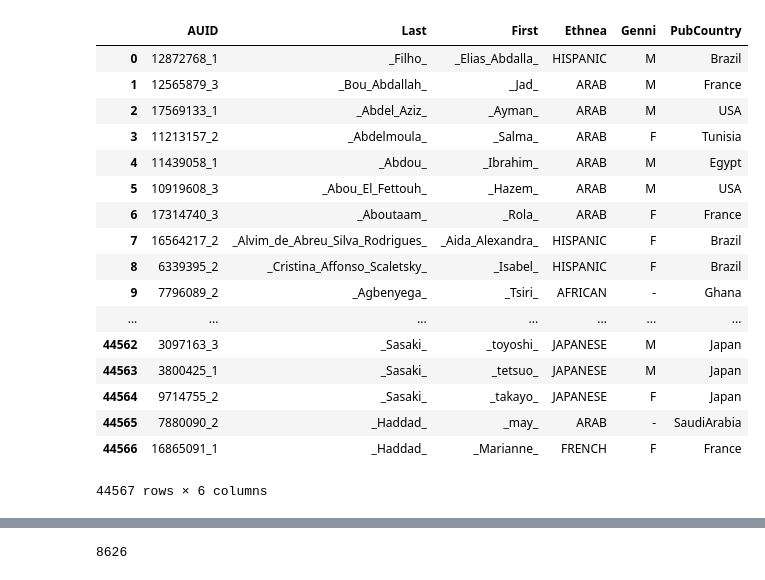
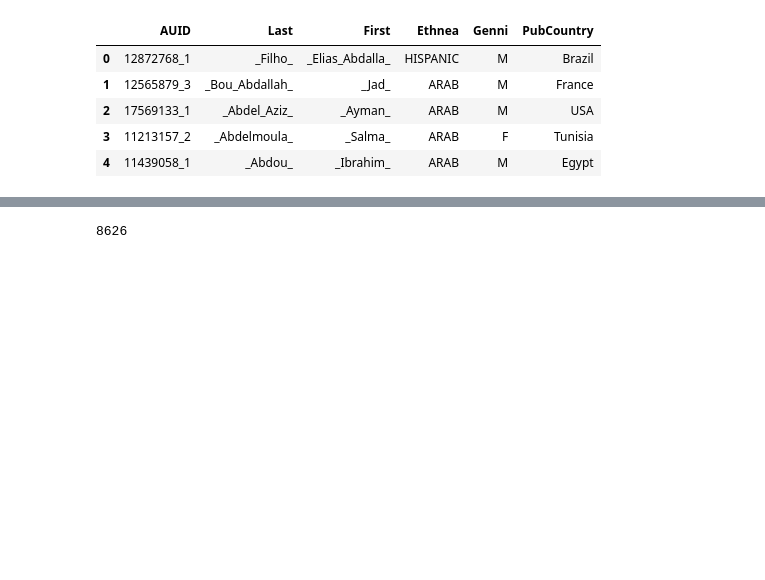
Before and after one commit to nikolausn/is592-word-embedding-dnn, a Jupyter notebook: ethnicity-dnn-experiment-week03-trigram.ipynb, the cells around one changed output, grey strips where cells are left out. Drawn from its saved outputs; the diff is of its cells as text; code cells hidden in the pictures; blank space fills up the shorter version.

```diff
--- a/ethnicity-dnn-experiment-week03-trigram.ipynb
+++ b/ethnicity-dnn-experiment-week03-trigram.ipynb
@@ -7,26 +7,14 @@ import pickle
 %matplotlib inline
 # %%
 ethnea_df = pd.read_csv('names_ethnea_genni_country_sample.csv')
-ethnea_df
+ethnea_df.head()
 # %% [output]
 |  | AUID | Last | First | Ethnea | Genni | PubCountry |
 | 0 | 12872768_1 | _Filho_ | _Elias_Abdalla_ | HISPANIC | M | Brazil |
 | 1 | 12565879_3 | _Bou_Abdallah_ | _Jad_ | ARAB | M | France |
 | 2 | 17569133_1 | _Abdel_Aziz_ | _Ayman_ | ARAB | M | USA |
 | 3 | 11213157_2 | _Abdelmoula_ | _Salma_ | ARAB | F | Tunisia |
 | 4 | 11439058_1 | _Abdou_ | _Ibrahim_ | ARAB | M | Egypt |
-| 5 | 10919608_3 | _Abou_El_Fettouh_ | _Hazem_ | ARAB | M | USA |
-| 6 | 17314740_3 | _Aboutaam_ | _Rola_ | ARAB | F | France |
-| 7 | 16564217_2 | _Alvim_de_Abreu_Silva_Rodrigues_ | _Aida_Alexandra_ | HISPANIC | F | Brazil |
-| 8 | 6339395_2 | _Cristina_Affonso_Scaletsky_ | _Isabel_ | HISPANIC | F | Brazil |
-| 9 | 7796089_2 | _Agbenyega_ | _Tsiri_ | AFRICAN | - | Ghana |
-| ... | ... | ... | ... | ... | ... | ... |
-| 44562 | 3097163_3 | _Sasaki_ | _toyoshi_ | JAPANESE | M | Japan |
-| 44563 | 3800425_1 | _Sasaki_ | _tetsuo_ | JAPANESE | M | Japan |
-| 44564 | 9714755_2 | _Sasaki_ | _takayo_ | JAPANESE | F | Japan |
-| 44565 | 7880090_2 | _Haddad_ | _may_ | ARAB | - | SaudiArabia |
-| 44566 | 16865091_1 | _Haddad_ | _Marianne_ | FRENCH | F | France |
-44567 rows × 6 columns
 # %%
 # First thing first, use the character feature for making the dnn model
 def extract_structure(word,n_char=2):
```
Also changed, not shown: parts of 19 cells of this notebook, 4 other files.
